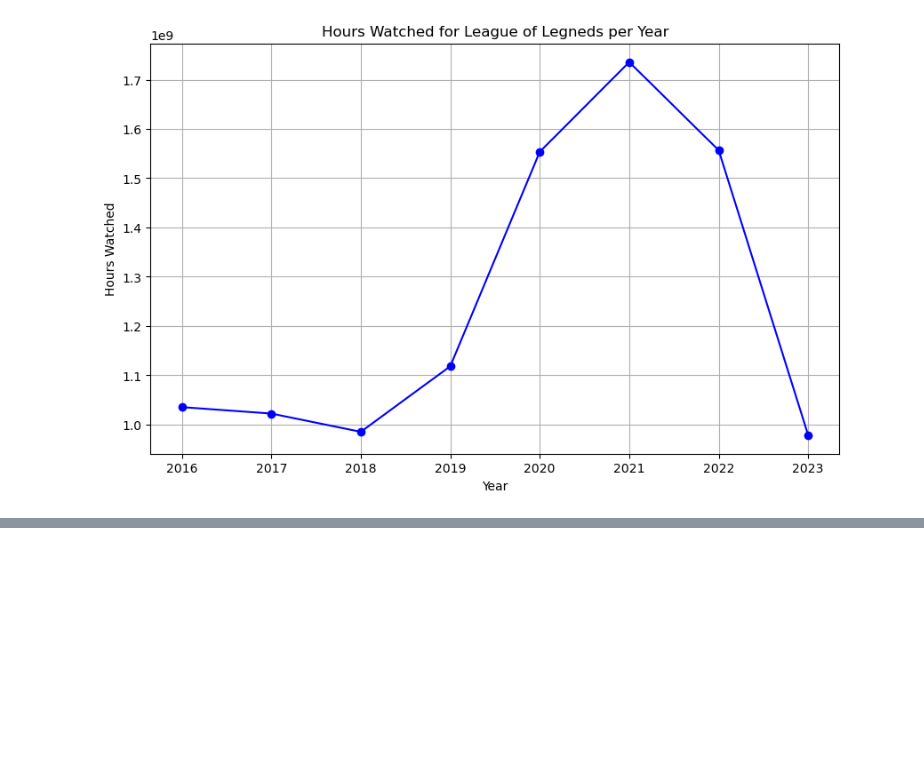
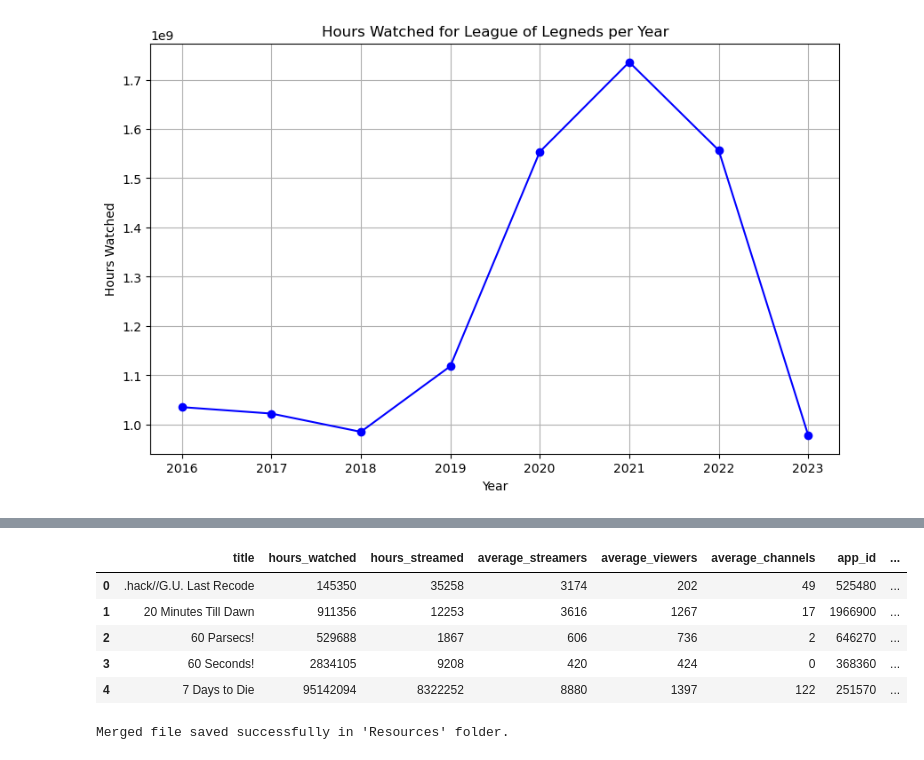
Before and after one commit to rponticelli0/Project_3_Group_7, a Jupyter notebook: twitch_csv_analysis.ipynb, the cells around one changed output, grey strips where cells are left out. Saved outputs shown, nothing was run; the diff lists cells and outputs as text; code cells hidden in the pictures; blank space fills up the shorter version.

```diff
--- a/twitch_csv_analysis.ipynb
+++ b/twitch_csv_analysis.ipynb
@@ -143,0 +175,12 @@ plt.show()
+# %%
+# Rename headers to match format of 'clean_steaam_dtypes.csv' file
+twitch_df_grouped.rename(columns={
+    'Title': 'title',
+    'Hours Watched': 'hours_watched',
+    'Hours Streamed': 'hours_streamed',
+    'Average Streamers': 'average_streamers',
+    'Average Viewers': 'average_viewers',
+    'Average Channels': 'average_channels'
+}, inplace= True)
+
+twitch_df_grouped.head()
@@ -143,0 +194,4 @@ plt.show()
+# %%
+# Read 'clean_system_dtypes.csv' file and create dataframe
+game_data_csv = pd.read_csv('Resources/clean_steam_dtypes.csv')
+game_data_csv.head()
@@ -143,0 +205,21 @@ plt.show()
+# %%
+# Strip any leading/trailing whitespace from column names (just in case)
+twitch_df_grouped.columns = twitch_df_grouped.columns.str.strip()
+game_data_csv.columns = game_data_csv.columns.str.strip()
+
+# Perform an inner join on the 'Title' column
+merged_df = pd.merge(twitch_df_grouped, game_data_csv, on='title', how='inner')
+merged_df.head()
+# %% [output]
+|  | title | hours_watched | hours_streamed | average_streamers | average_viewers | average_channels | app_id | ... |
+| 0 | .hack//G.U. Last Recode | 145350 | 35258 | 3174 | 202 | 49 | 525480 | ... |
+| 1 | 20 Minutes Till Dawn | 911356 | 12253 | 3616 | 1267 | 17 | 1966900 | ... |
+| 2 | 60 Parsecs! | 529688 | 1867 | 606 | 736 | 2 | 646270 | ... |
+| 3 | 60 Seconds! | 2834105 | 9208 | 420 | 424 | 0 | 368360 | ... |
+| 4 | 7 Days to Die | 95142094 | 8322252 | 8880 | 1397 | 122 | 251570 | ... |
+# %%
+# Save the merged DataFrame to a new CSV file in the 'Resources' folder
+merged_df.to_csv('Resources/merge_output.csv', index= False)
+print("Merged file saved successfully in 'Resources' folder.")
+# %% [output]
+Merged file saved successfully in 'Resources' folder.
```
Also changed, not shown: parts of 5 cells of this notebook, 1 other file.
